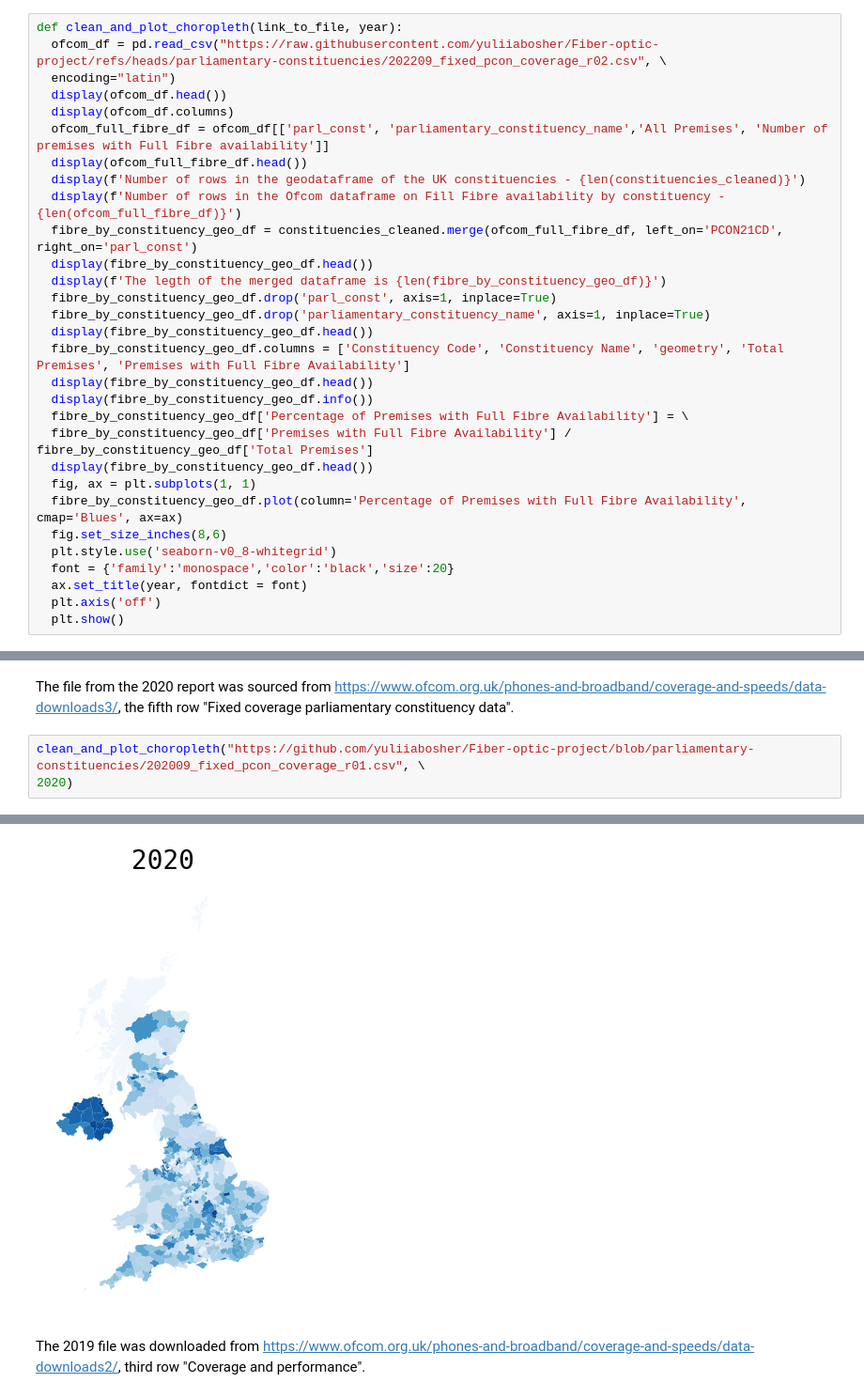
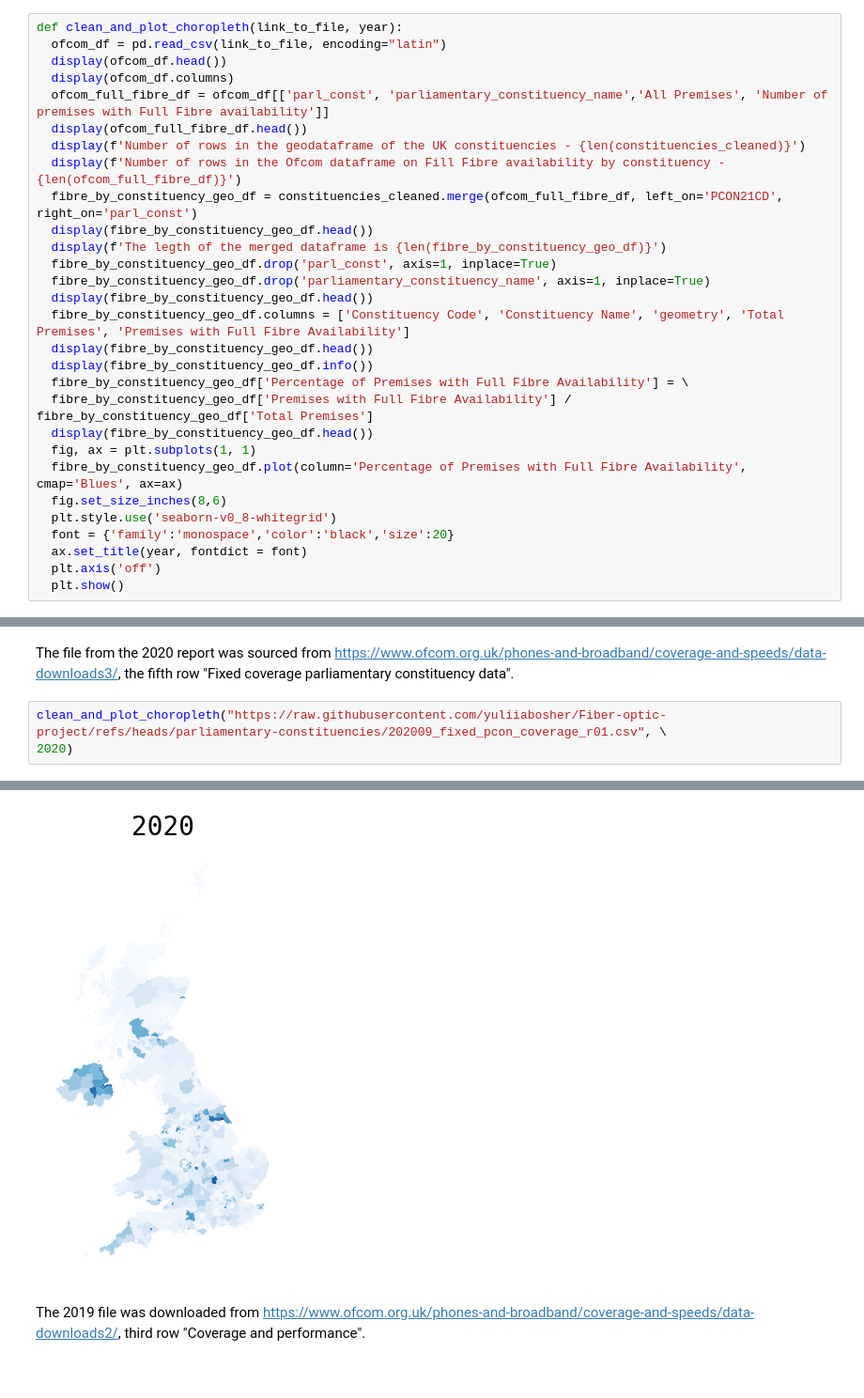
Before and after one commit to yuliiabosher/Fiber-optic-project, a Jupyter notebook: Parliamentary_constituencies_FTTP_historical.ipynb, the cells around one changed output, grey strips where cells are left out. Shown at 94% size. Cells and saved outputs as stored; diff of their text form.

```diff
--- a/Parliamentary_constituencies_FTTP_historical.ipynb
+++ b/Parliamentary_constituencies_FTTP_historical.ipynb
@@ -51,8 +51,7 @@ display(constituencies_cleaned.head())
 The code from the notebook https://github.com/yuliiabosher/Fiber-optic-project/blob/parliamentary-constituencies/Full_Fibre_Aavailability_by_Postcode_in_2018.ipynb was copied to create the function that could be applied to multiple Ofcom datasets for previous years
 # %%
 def clean_and_plot_choropleth(link_to_file, year):
-  ofcom_df = pd.read_csv("https://raw.githubusercontent.com/yuliiabosher/Fiber-optic-project/refs/heads/parliamentary-constituencies/202209_fixed_pcon_coverage_r02.csv", \
-  encoding="latin")
+  ofcom_df = pd.read_csv(link_to_file, encoding="latin")
   display(ofcom_df.head())
   display(ofcom_df.columns)
   ofcom_full_fibre_df = ofcom_df[['parl_const', 'parliamentary_constituency_name','All Premises', 'Number of premises with Full Fibre availability']]
@@ -236,7 +235,7 @@ None
 # %% [markdown]
 The file from the 2020 report was sourced from https://www.ofcom.org.uk/phones-and-broadband/coverage-and-speeds/data-downloads3/, the fifth row "Fixed coverage parliamentary constituency data".
 # %%
-clean_and_plot_choropleth("https://github.com/yuliiabosher/Fiber-optic-project/blob/parliamentary-constituencies/202009_fixed_pcon_coverage_r01.csv", \
+clean_and_plot_choropleth("https://raw.githubusercontent.com/yuliiabosher/Fiber-optic-project/refs/heads/parliamentary-constituencies/202009_fixed_pcon_coverage_r01.csv", \
 2020)
 # %% [output]
 |  | parl_const | parliamentary_constituency_name | All Premises | All Matched Premises | SFBB availability (% premises) | ... |
@@ -312,3 +311,3 @@ None
-[figure, old version]
+[figure, new version]
 # %% [markdown]
 The 2019 file was downloaded from https://www.ofcom.org.uk/phones-and-broadband/coverage-and-speeds/data-downloads2/, third row "Coverage and performance".
```
Also changed, not shown: parts of 5 cells of this notebook.
